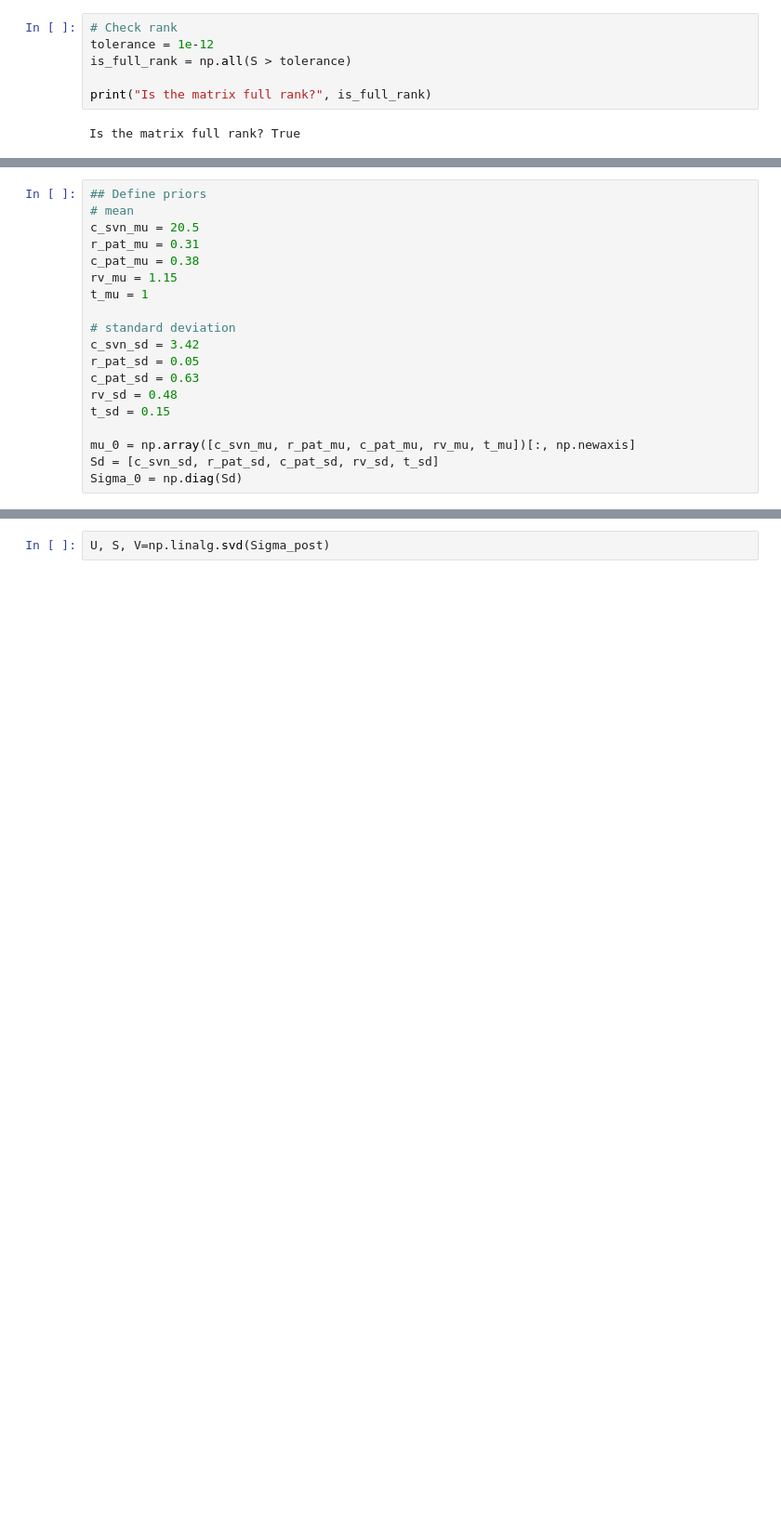
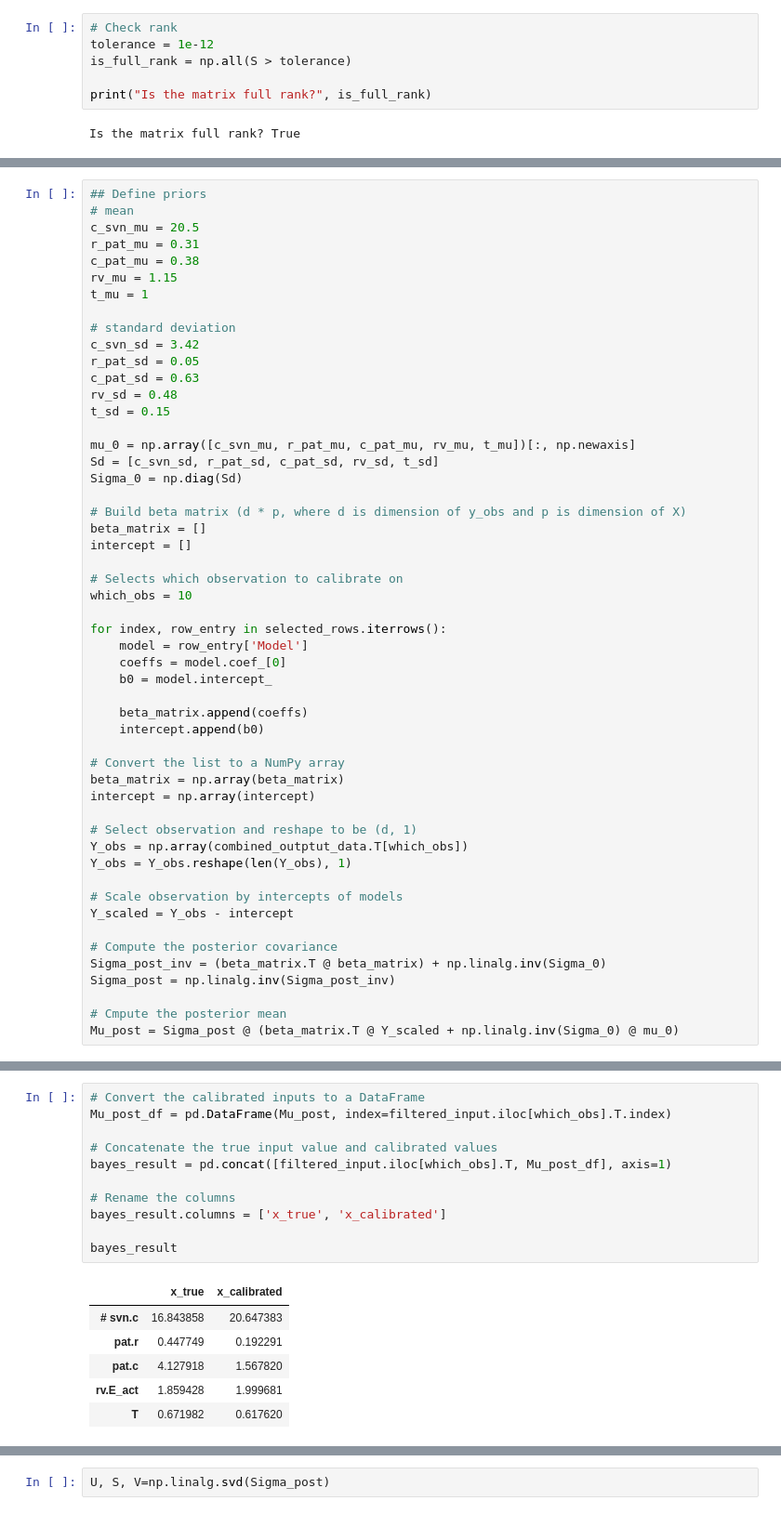
Before and after one commit to FayFrost107/ModularCircFF, a Jupyter notebook: LinearCalibration/Calibrate_multiple_observations.ipynb, the cells around one changed output, grey strips where cells are left out. Shown at 93% size. Cells and saved outputs as stored; diff of their text form; blank space fills up the shorter version.

```diff
--- a/LinearCalibration/Calibrate_multiple_observations.ipynb
+++ b/LinearCalibration/Calibrate_multiple_observations.ipynb
@@ -306,3 +335,36 @@ t_sd = 0.15
 mu_0 = np.array([c_svn_mu, r_pat_mu, c_pat_mu, rv_mu, t_mu])[:, np.newaxis]
 Sd = [c_svn_sd, r_pat_sd, c_pat_sd, rv_sd, t_sd]
 Sigma_0 = np.diag(Sd)
+
+# Build beta matrix (d * p, where d is dimension of y_obs and p is dimension of X)
+beta_matrix = []
+intercept = []
+
+# Selects which observation to calibrate on
+which_obs = 10
+
+for index, row_entry in selected_rows.iterrows():
+    model = row_entry['Model']
+    coeffs = model.coef_[0]
+    b0 = model.intercept_
+
+    beta_matrix.append(coeffs)
+    intercept.append(b0)
+
+# Convert the list to a NumPy array
+beta_matrix = np.array(beta_matrix)
+intercept = np.array(intercept)
+
+# Select observation and reshape to be (d, 1)
+Y_obs = np.array(combined_outptut_data.T[which_obs])
+Y_obs = Y_obs.reshape(len(Y_obs), 1)
+
+# Scale observation by intercepts of models
+Y_scaled = Y_obs - intercept
+
+# Compute the posterior covariance
+Sigma_post_inv = (beta_matrix.T @ beta_matrix) + np.linalg.inv(Sigma_0)
+Sigma_post = np.linalg.inv(Sigma_post_inv)
+
+# Cmpute the posterior mean
+Mu_post = Sigma_post @ (beta_matrix.T @ Y_scaled + np.linalg.inv(Sigma_0) @ mu_0)
@@ -333,0 +371,18 @@ filtered_input[:1]
+# %%
+# Convert the calibrated inputs to a DataFrame
+Mu_post_df = pd.DataFrame(Mu_post, index=filtered_input.iloc[which_obs].T.index)
+
+# Concatenate the true input value and calibrated values
+bayes_result = pd.concat([filtered_input.iloc[which_obs].T, Mu_post_df], axis=1)
+
+# Rename the columns
+bayes_result.columns = ['x_true', 'x_calibrated']
+
+bayes_result
+# %% [output]
+|  | x_true | x_calibrated |
+| # svn.c | 16.843858 | 20.647383 |
+| pat.r | 0.447749 | 0.192291 |
+| pat.c | 4.127918 | 1.567820 |
+| rv.E_act | 1.859428 | 1.999681 |
+| T | 0.671982 | 0.617620 |
```
Also changed, not shown: parts of 15 cells of this notebook, 1 other file.
